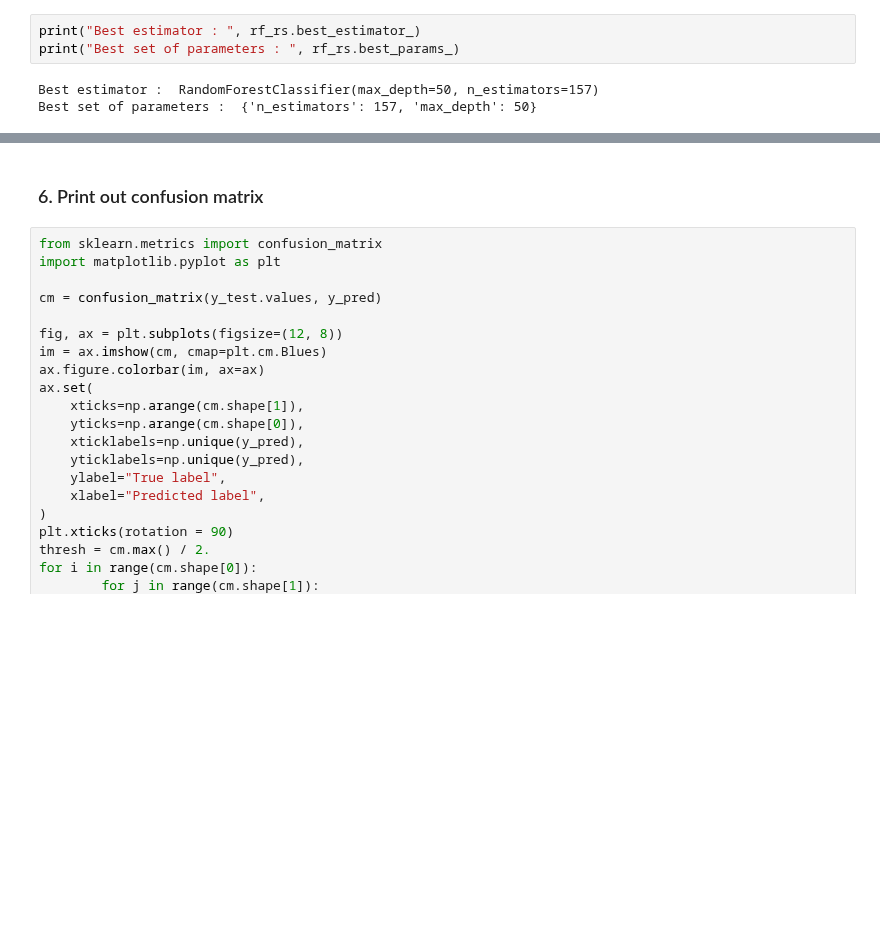
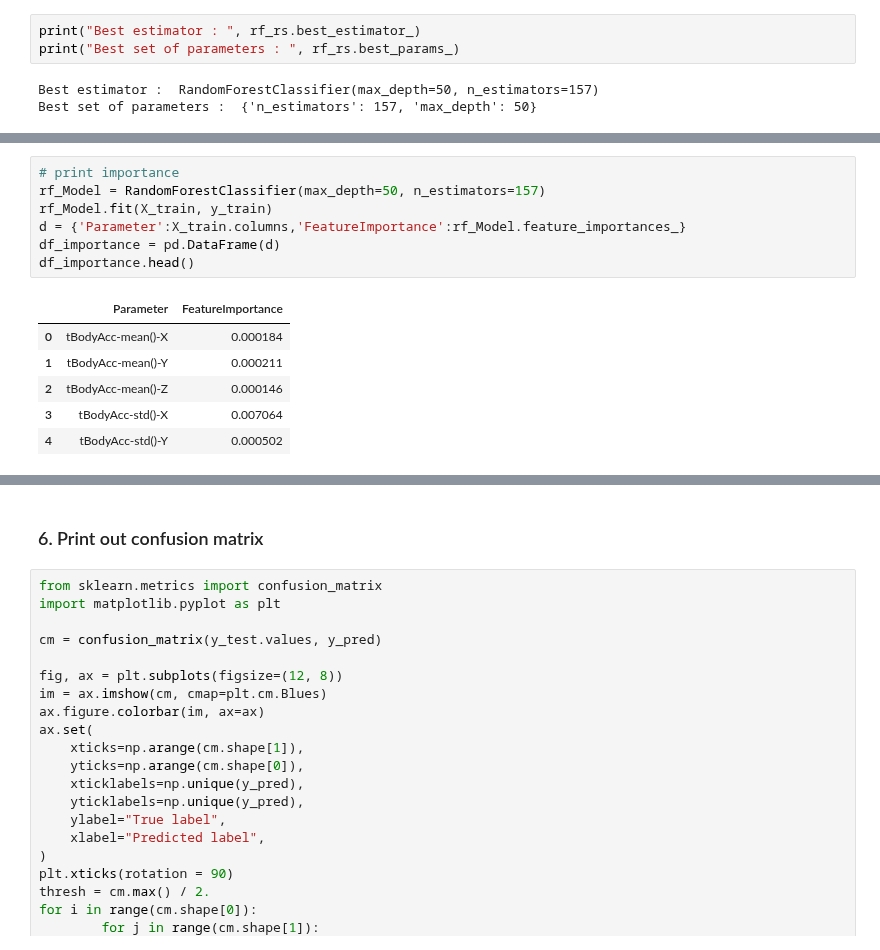
Before and after one commit to Ry3nG/SC1015-Project-Smartphone-Sensor-Privacy-Leak, a Jupyter notebook: RandomForest(Activities).ipynb, the cells around one changed output, grey strips where cells are left out. Saved outputs shown, nothing was run; the diff lists cells and outputs as text; blank space fills up the shorter version.

```diff
--- a/RandomForest(Activities).ipynb
+++ b/RandomForest(Activities).ipynb
@@ -82,0 +99,14 @@ Accuracy using Random forest with hyperparameter tuning :  0.9246691550729556
+# %%
+# print importance
+rf_Model = RandomForestClassifier(max_depth=50, n_estimators=157)
+rf_Model.fit(X_train, y_train)
+d = {'Parameter':X_train.columns,'FeatureImportance':rf_Model.feature_importances_}
+df_importance = pd.DataFrame(d)
+df_importance.head()
+# %% [output]
+|  | Parameter | FeatureImportance |
+| 0 | tBodyAcc-mean()-X | 0.000184 |
+| 1 | tBodyAcc-mean()-Y | 0.000211 |
+| 2 | tBodyAcc-mean()-Z | 0.000146 |
+| 3 | tBodyAcc-std()-X | 0.007064 |
+| 4 | tBodyAcc-std()-Y | 0.000502 |
```
Also changed, not shown: parts of 5 cells of this notebook.
